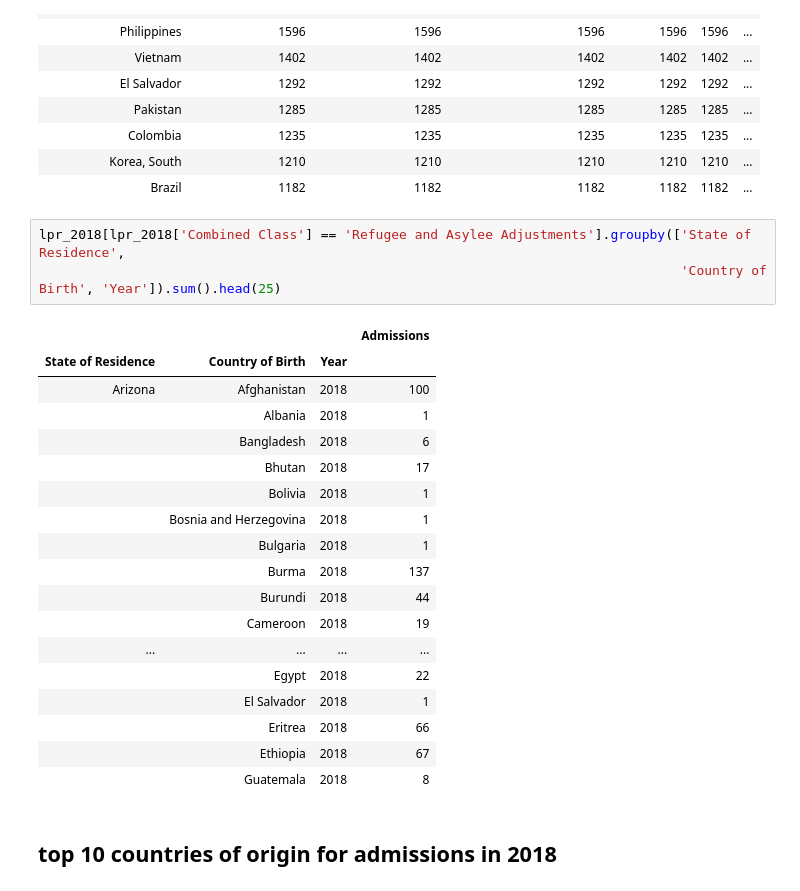
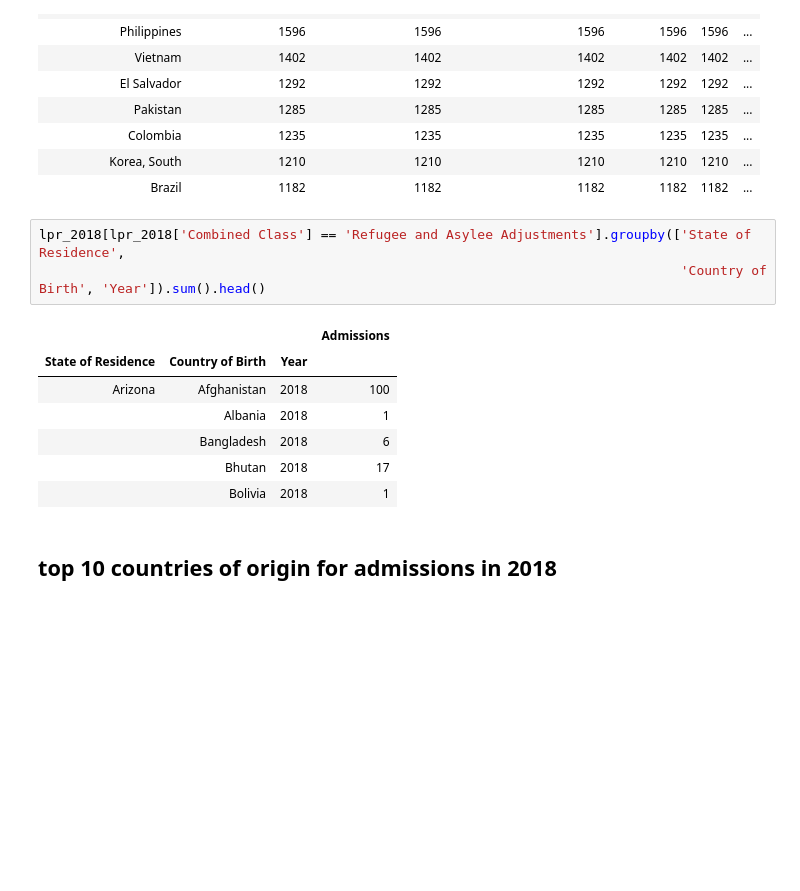
Before and after one commit to knitterpam/LPR_Location_Analysis, a Jupyter notebook: notebooks/capstone_EDA.ipynb, the cells around one changed output. Drawn from its saved outputs; the diff is of its cells as text; blank space fills up the shorter version.

```diff
--- a/notebooks/capstone_EDA.ipynb
+++ b/notebooks/capstone_EDA.ipynb
@@ -330,26 +330,15 @@ lpr_2018.groupby('Country of Birth').count().sort_values(by = 'Admissions', asce
 | Brazil | 1182 | 1182 | 1182 | 1182 | 1182 | ... |
 # %%
 lpr_2018[lpr_2018['Combined Class'] == 'Refugee and Asylee Adjustments'].groupby(['State of Residence',
-                                                                                  'Country of Birth', 'Year']).sum().head(25)
+                                                                                  'Country of Birth', 'Year']).sum().head()
 # %% [output]
 |  |  |  | Admissions |
 | State of Residence | Country of Birth | Year |  |
 | Arizona | Afghanistan | 2018 | 100 |
 |  | Albania | 2018 | 1 |
 |  | Bangladesh | 2018 | 6 |
 |  | Bhutan | 2018 | 17 |
 |  | Bolivia | 2018 | 1 |
-|  | Bosnia and Herzegovina | 2018 | 1 |
-|  | Bulgaria | 2018 | 1 |
-|  | Burma | 2018 | 137 |
-|  | Burundi | 2018 | 44 |
-|  | Cameroon | 2018 | 19 |
-| ... | ... | ... | ... |
-|  | Egypt | 2018 | 22 |
-|  | El Salvador | 2018 | 1 |
-|  | Eritrea | 2018 | 66 |
-|  | Ethiopia | 2018 | 67 |
-|  | Guatemala | 2018 | 8 |
 # %% [markdown]
 ## top 10 countries of origin for admissions in 2018
 # %%
```
Also changed, not shown: parts of 22 cells of this notebook.
